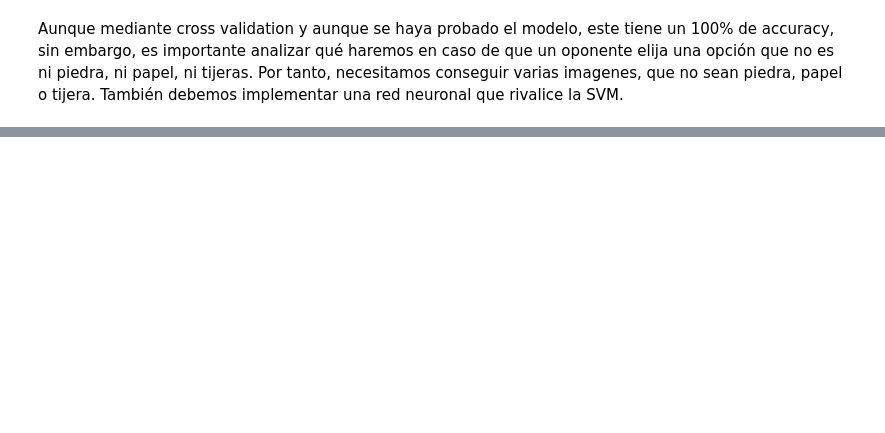
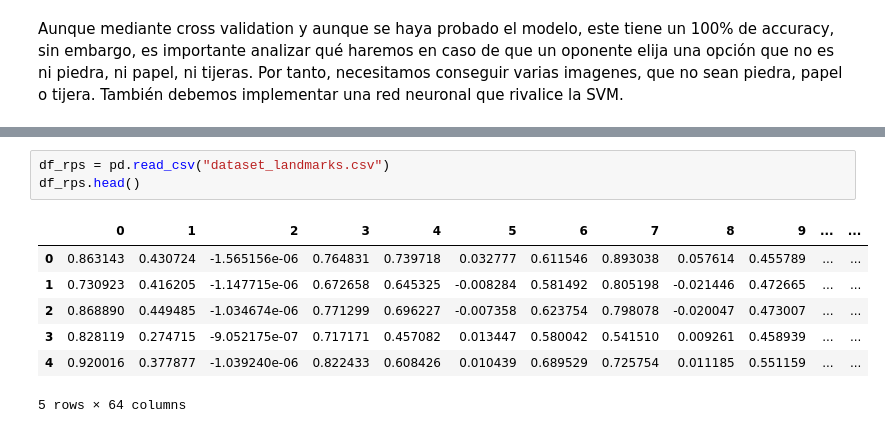
Before and after one commit to JustGerman/RockPaperScissor-NN-DL, a Jupyter notebook: proyecto.ipynb, the cells around one changed output, grey strips where cells are left out. Saved outputs shown, nothing was run; the diff lists cells and outputs as text; blank space fills up the shorter version.

```diff
--- a/proyecto.ipynb
+++ b/proyecto.ipynb
@@ -405,0 +656,11 @@ Aunque mediante cross validation y aunque se haya probado el modelo, este tiene
+# %%
+df_rps = pd.read_csv("dataset_landmarks.csv")
+df_rps.head()
+# %% [output]
+|  | 0 | 1 | 2 | 3 | 4 | 5 | 6 | 7 | 8 | 9 | ... | ... |
+| 0 | 0.863143 | 0.430724 | -1.565156e-06 | 0.764831 | 0.739718 | 0.032777 | 0.611546 | 0.893038 | 0.057614 | 0.455789 | ... | ... |
+| 1 | 0.730923 | 0.416205 | -1.147715e-06 | 0.672658 | 0.645325 | -0.008284 | 0.581492 | 0.805198 | -0.021446 | 0.472665 | ... | ... |
+| 2 | 0.868890 | 0.449485 | -1.034674e-06 | 0.771299 | 0.696227 | -0.007358 | 0.623754 | 0.798078 | -0.020047 | 0.473007 | ... | ... |
+| 3 | 0.828119 | 0.274715 | -9.052175e-07 | 0.717171 | 0.457082 | 0.013447 | 0.580042 | 0.541510 | 0.009261 | 0.458939 | ... | ... |
+| 4 | 0.920016 | 0.377877 | -1.039240e-06 | 0.822433 | 0.608426 | 0.010439 | 0.689529 | 0.725754 | 0.011185 | 0.551159 | ... | ... |
+5 rows × 64 columns
```
Also changed, not shown: parts of 22 cells of this notebook, 5 other files.
